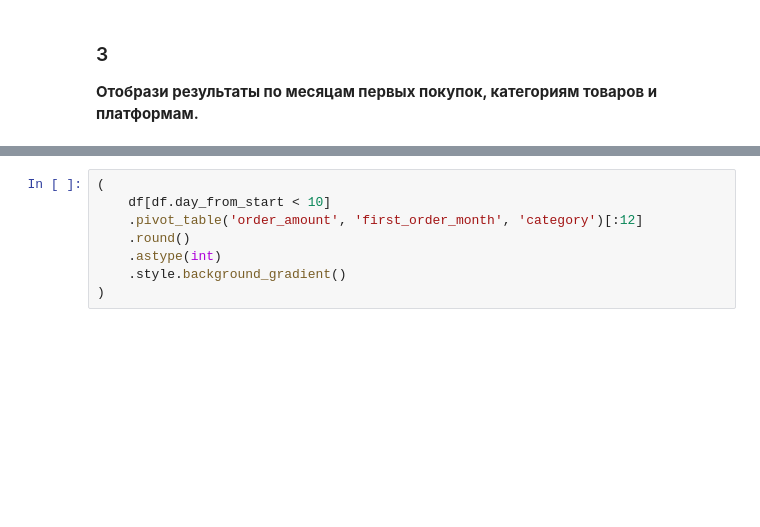
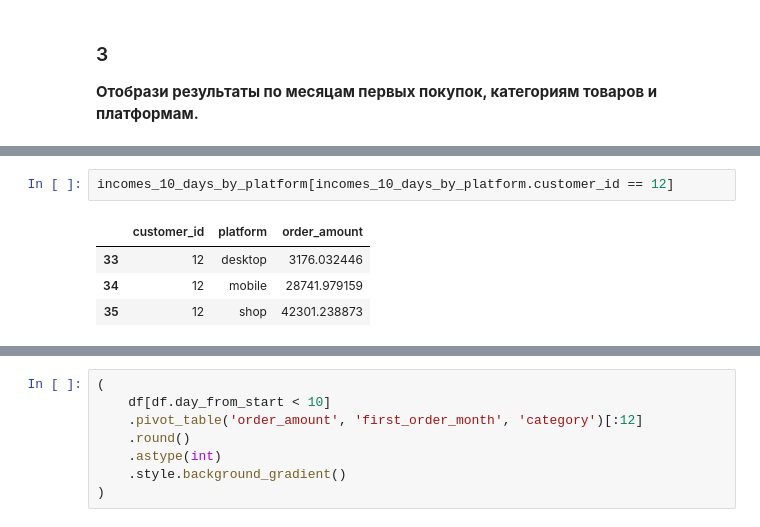
Before and after one commit to gbrs/test_tasks, a Jupyter notebook: karpov_01/pandas.ipynb, the cells around one changed output, grey strips where cells are left out. Cells and saved outputs as stored; diff of their text form; blank space fills up the shorter version.

```diff
--- a/karpov_01/pandas.ipynb
+++ b/karpov_01/pandas.ipynb
@@ -197,0 +214,7 @@ sns.boxplot(incomes_10_days, y='income_10_days', x='first_order_month');
+# %%
+incomes_10_days_by_platform[incomes_10_days_by_platform.customer_id == 12]
+# %% [output]
+|  | customer_id | platform | order_amount |
+| 33 | 12 | desktop | 3176.032446 |
+| 34 | 12 | mobile | 28741.979159 |
+| 35 | 12 | shop | 42301.238873 |
```
Also changed, not shown: parts of 9 cells of this notebook.
